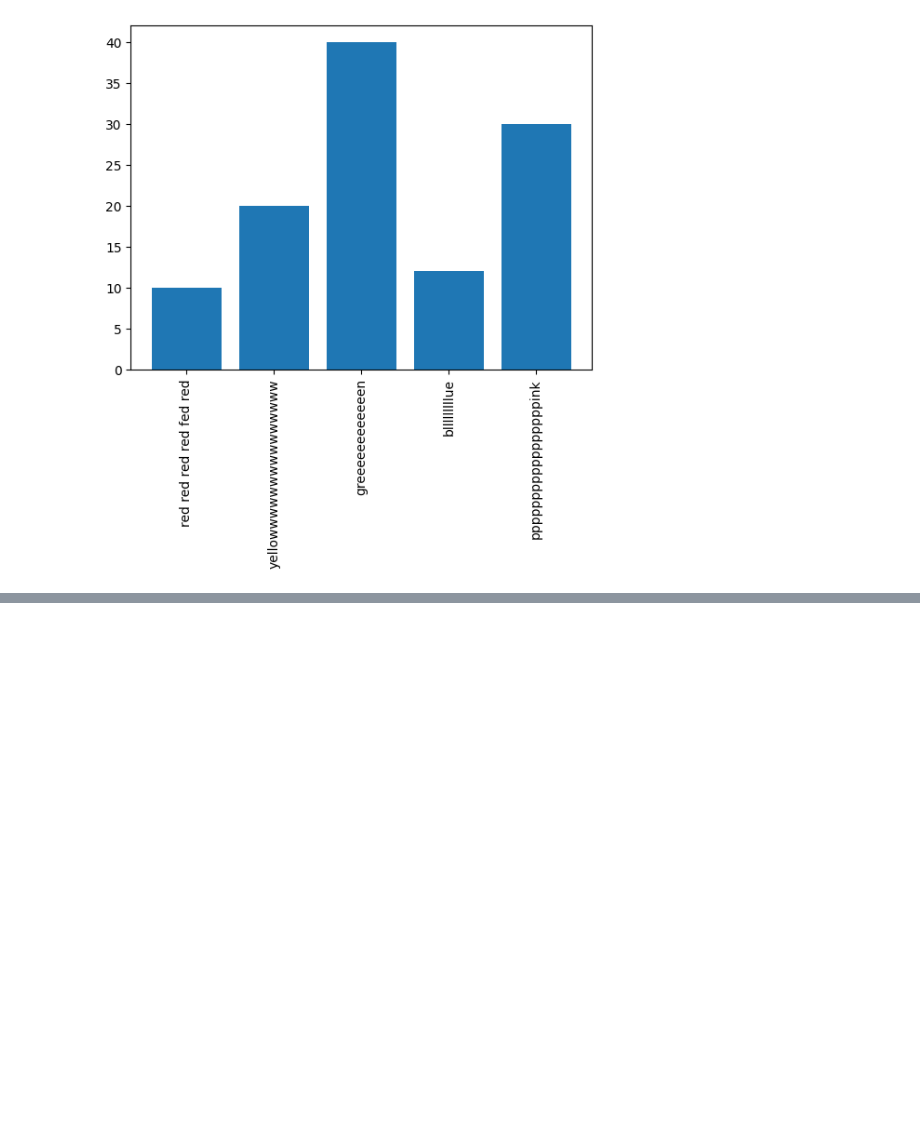
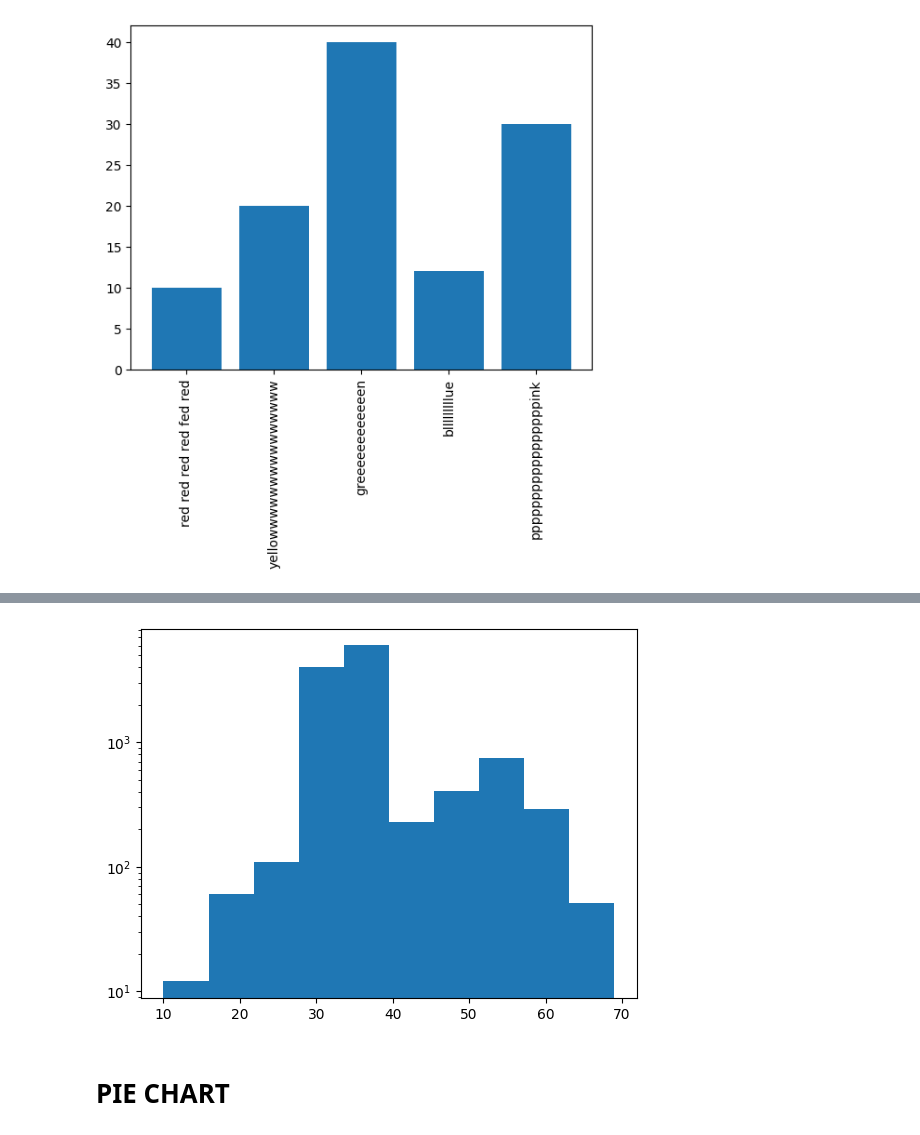
Before and after one commit to Rohit8022/AI-internship-training, a Jupyter notebook: Matplotlib.ipynb, the cells around one changed output, grey strips where cells are left out. Saved outputs shown, nothing was run; the diff lists cells and outputs as text; code cells hidden in the pictures; blank space fills up the shorter version.

```diff
--- a/Matplotlib.ipynb
+++ b/Matplotlib.ipynb
@@ -133,0 +160,9 @@ plt.xticks(rotation='vertical') # or plt.xticks(rotation=90)
+# %%
+#problem here normally values b/w 10-20 are not visible even then exist
+arr=np.load('Date_sets/big-array.npy')
+plt.hist(arr,log=True) # in this contion we can turn on the 'LOG scaling'
+plt.show()
+# %% [output]
+[figure, added]
+# %% [markdown]
+# PIE CHART
```
Also changed, not shown: parts of 4 cells of this notebook, 7 other files.
